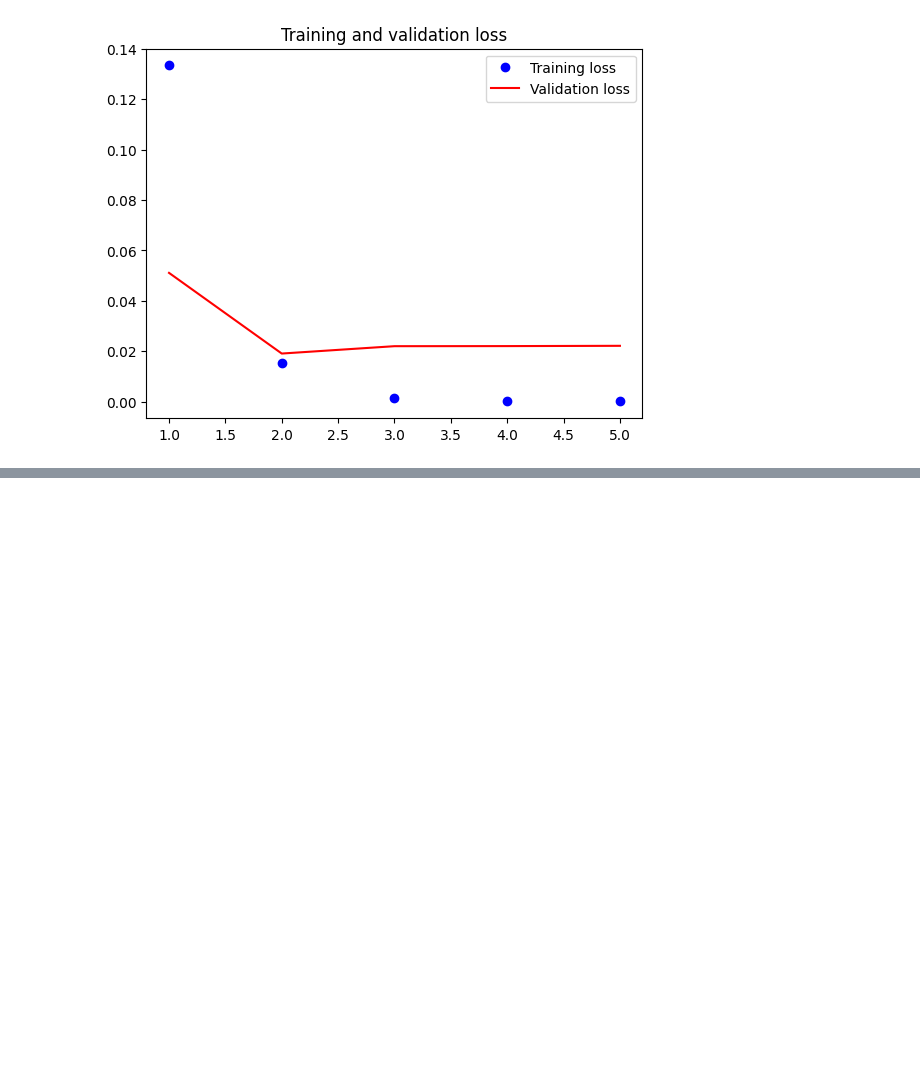
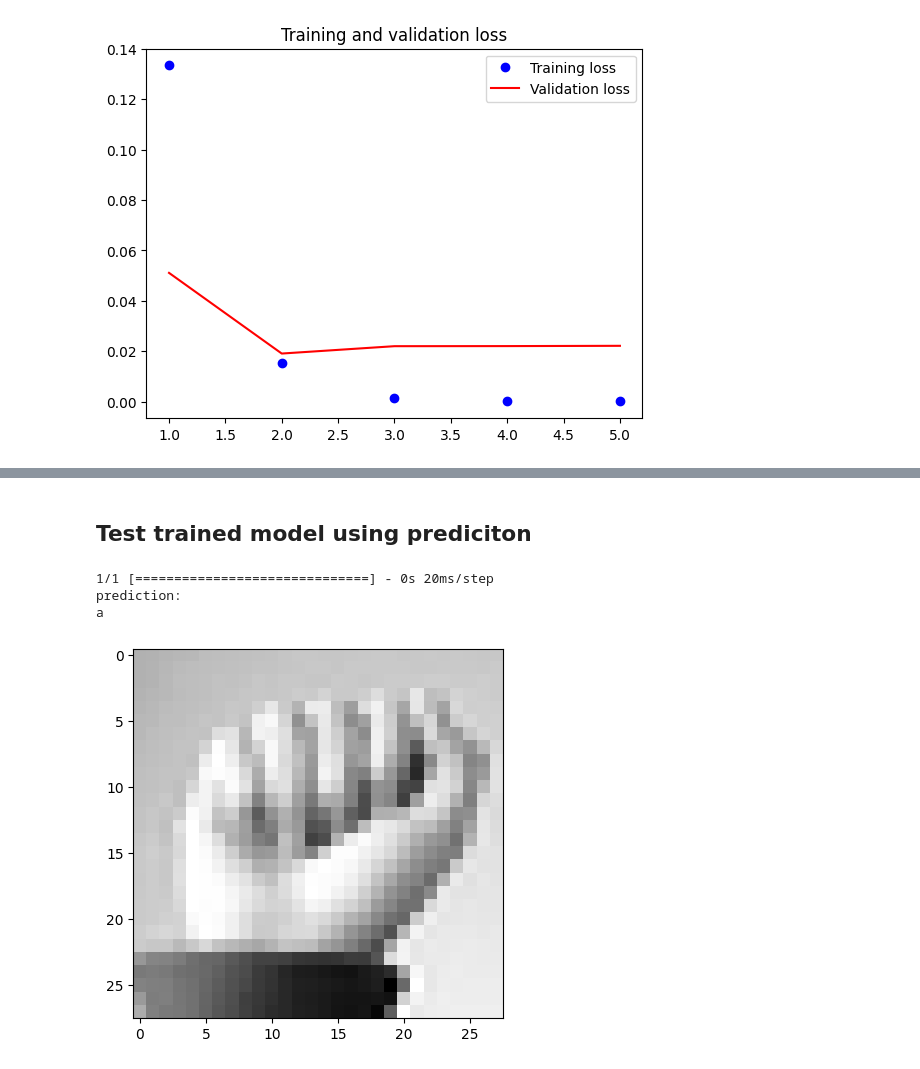
Before and after one commit to Max-Petit/ece-5831-project, a Jupyter notebook: asl_tester.ipynb, the cells around one changed output, grey strips where cells are left out. Drawn from its saved outputs; the diff is of its cells as text; code cells hidden in the pictures; blank space fills up the shorter version.

```diff
--- a/asl_tester.ipynb
+++ b/asl_tester.ipynb
@@ -25,3 +31,3 @@ asl.get_data()
 # %%
-asl.train_model(2)
+asl.train_model(1)
 # %% [output]
@@ -40,0 +50,9 @@ AttributeError: module 'asl' has no attribute 'evaluate'
+# %% [markdown]
+## Test trained model using prediciton
+# %%
+asl.predict(112)
+# %% [output]
+1/1 [==============================] - 0s 20ms/step
+prediction:
+a
+[figure, added]
```
Also changed, not shown: parts of 15 cells of this notebook, 1 other file.
